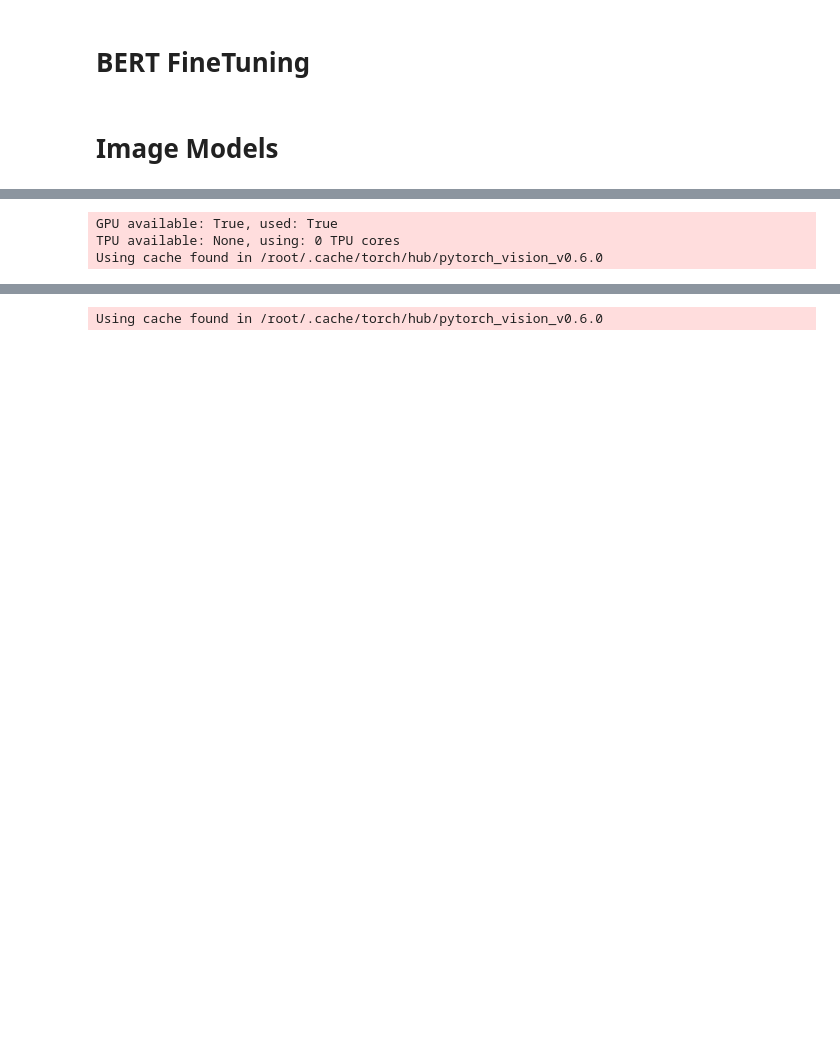
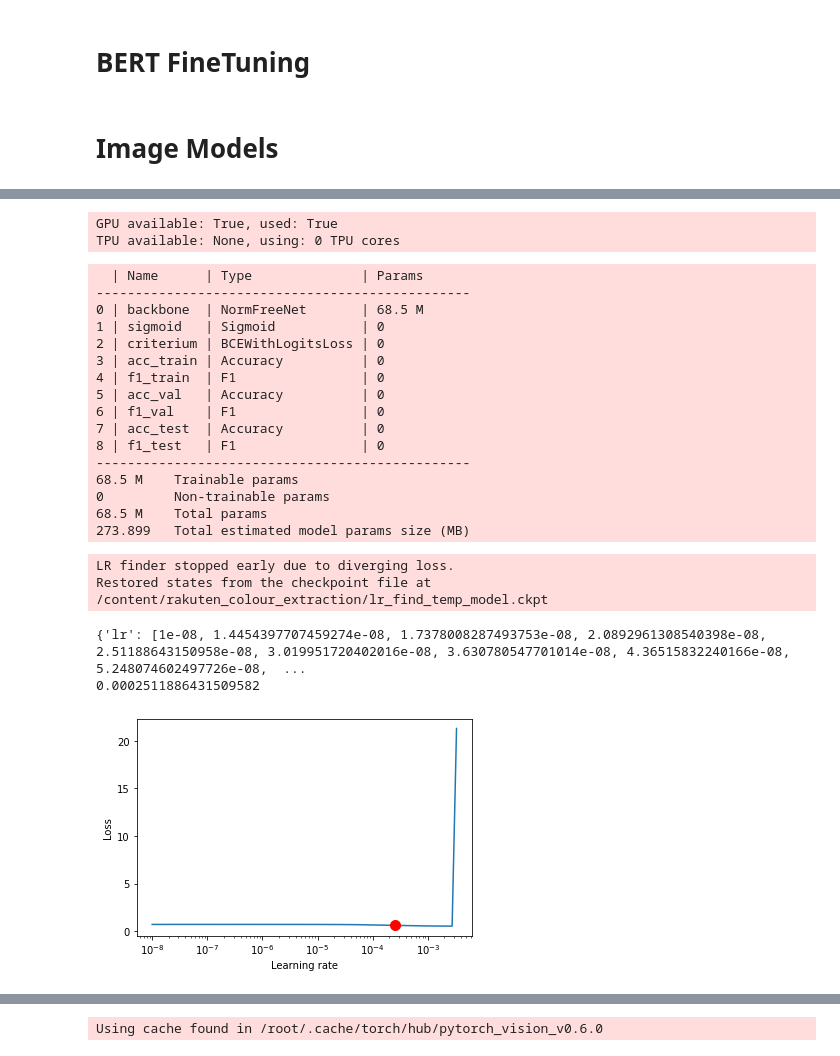
Before and after one commit to nicolas-dufour/rakuten_colour_extraction, a Jupyter notebook: rakuten_challenge.ipynb, the cells around one changed output, grey strips where cells are left out. Drawn from its saved outputs; the diff is of its cells as text; code cells hidden in the pictures; blank space fills up the shorter version.

```diff
--- a/rakuten_challenge.ipynb
+++ b/rakuten_challenge.ipynb
@@ -327,22 +387,43 @@ trainer = pl.Trainer(
     callbacks = [checkpoint_callback]
 )
 
-model = ResNet18(lr=9e-4)
+model = NFNet(lr=2e-4)
 # %% [output]
 GPU available: True, used: True
 TPU available: None, using: 0 TPU cores
-Using cache found in /root/.cache/torch/hub/pytorch_vision_v0.6.0
 # %%
-lr_finder = trainer.tuner.lr_find(model,train_loader, val_loader)
+lr_finder = trainer.tuner.lr_find(model,train_loader)
 
 # Results can be found in
 print(lr_finder.results)
 
 # Plot with
 fig = lr_finder.plot(suggest=True)
 fig.show()
 
 print(lr_finder.suggestion())
+# %% [output]
+  | Name      | Type              | Params
+------------------------------------------------
+0 | backbone  | NormFreeNet       | 68.5 M
+1 | sigmoid   | Sigmoid           | 0
+2 | criterium | BCEWithLogitsLoss | 0
+3 | acc_train | Accuracy          | 0
+4 | f1_train  | F1                | 0
+5 | acc_val   | Accuracy          | 0
+6 | f1_val    | F1                | 0
+7 | acc_test  | Accuracy          | 0
+8 | f1_test   | F1                | 0
+------------------------------------------------
+68.5 M    Trainable params
+0         Non-trainable params
+68.5 M    Total params
+273.899   Total estimated model params size (MB)
+LR finder stopped early due to diverging loss.
+Restored states from the checkpoint file at /content/rakuten_colour_extraction/lr_find_temp_model.ckpt
+{'lr': [1e-08, 1.4454397707459274e-08, 1.7378008287493753e-08, 2.0892961308540398e-08, 2.51188643150958e-08, 3.019951720402016e-08, 3.630780547701014e-08, 4.36515832240166e-08, 5.248074602497726e-08,  ...
+0.0002511886431509582
+[figure, added]
 # %%
 trainer.fit(model, train_loader, val_loader)
 # %% [output]
```
Also changed, not shown: parts of 19 cells of this notebook.
